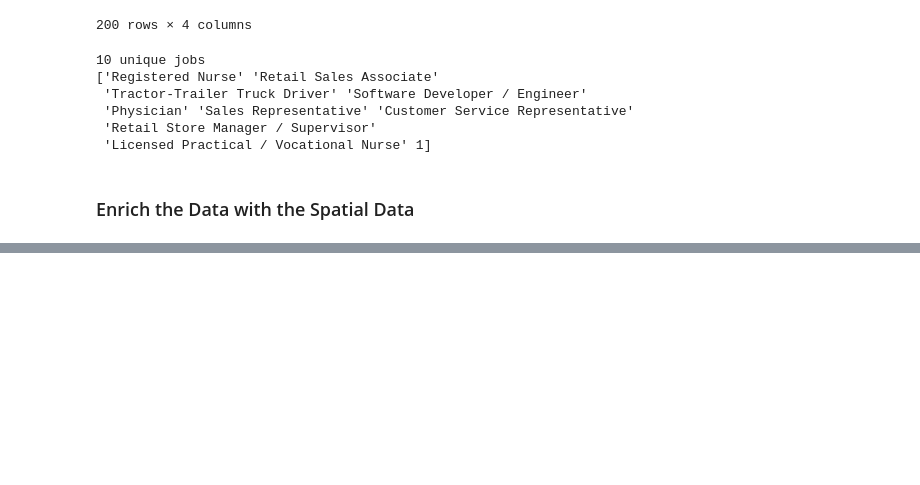
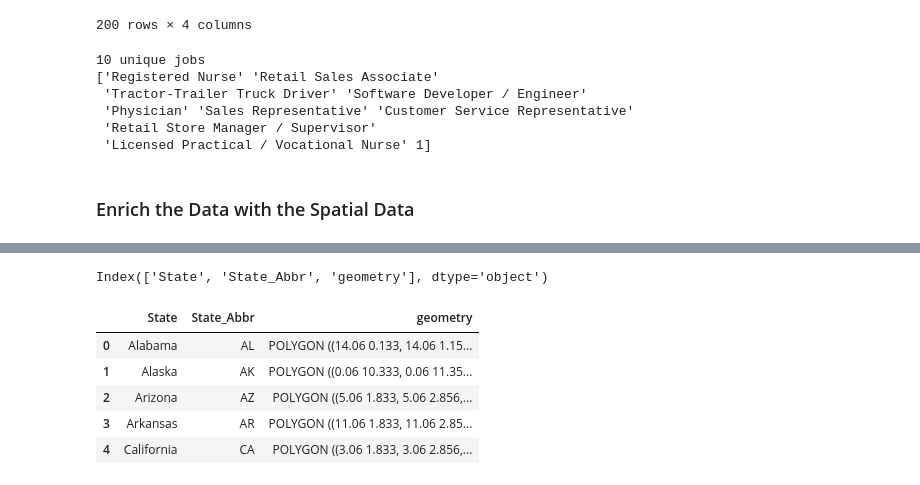
Before and after one commit to allisonljones-code/Makeover_Monday, a Jupyter notebook: Makeover_Monday_2026_W4_Job_Title_in_Highest_Demand.ipynb, the cells around one changed output, grey strips where cells are left out. Drawn from its saved outputs; the diff is of its cells as text; code cells hidden in the pictures; blank space fills up the shorter version.

```diff
--- a/Makeover_Monday_2026_W4_Job_Title_in_Highest_Demand.ipynb
+++ b/Makeover_Monday_2026_W4_Job_Title_in_Highest_Demand.ipynb
@@ -148,0 +162,13 @@ DataSourceError: C:\Users\allis\Downloads\HexStatesPadded\HexStatesPadded\HexSta
+# %%
+hex_gdf.columns
+# %% [output]
+Index(['State', 'State_Abbr', 'geometry'], dtype='object')
+# %%
+hex_gdf.head()
+# %% [output]
+|  | State | State_Abbr | geometry |
+| 0 | Alabama | AL | POLYGON ((14.06 0.133, 14.06 1.15... |
+| 1 | Alaska | AK | POLYGON ((0.06 10.333, 0.06 11.35... |
+| 2 | Arizona | AZ | POLYGON ((5.06 1.833, 5.06 2.856,... |
+| 3 | Arkansas | AR | POLYGON ((11.06 1.833, 11.06 2.85... |
+| 4 | California | CA | POLYGON ((3.06 1.833, 3.06 2.856,... |
```
Also changed, not shown: parts of 14 cells of this notebook, 1 other file.
